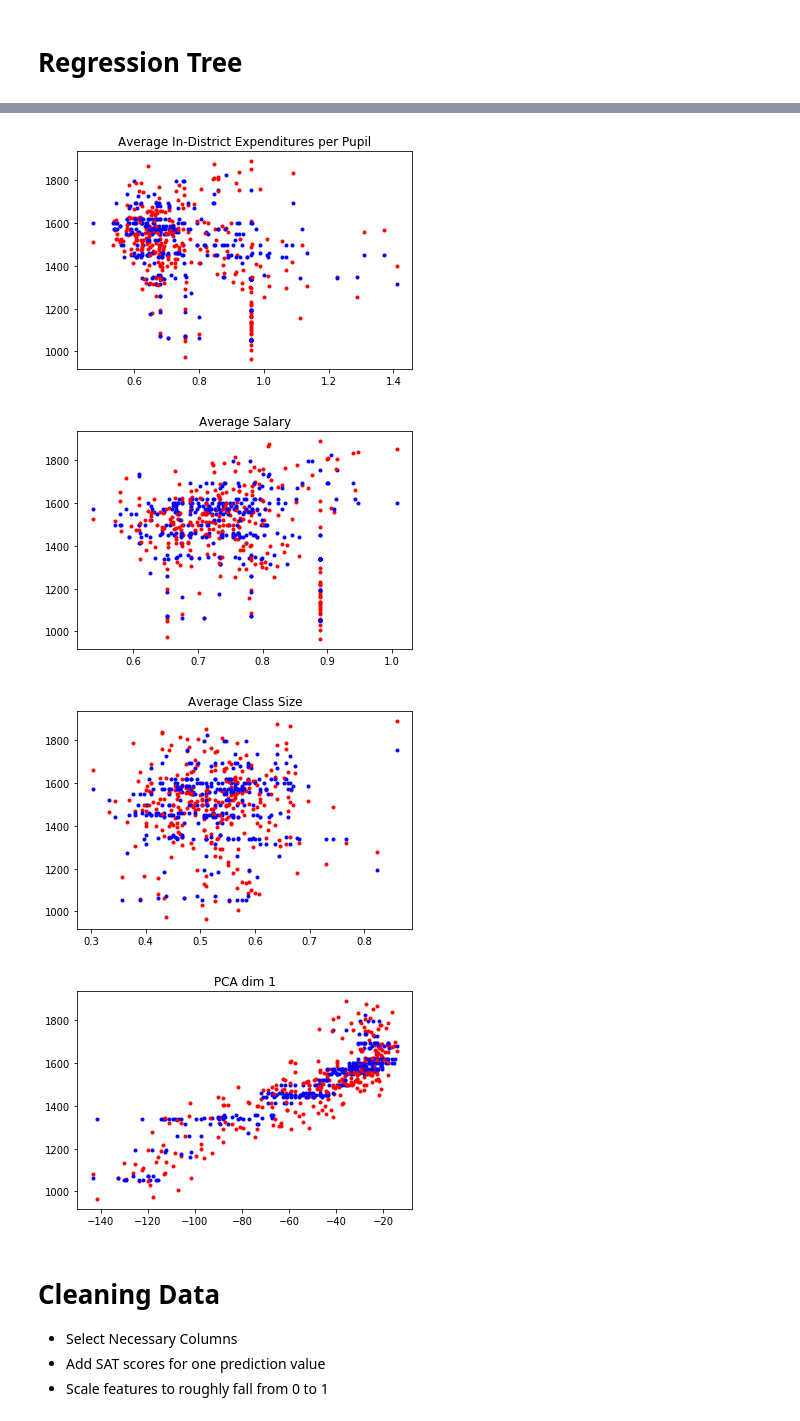
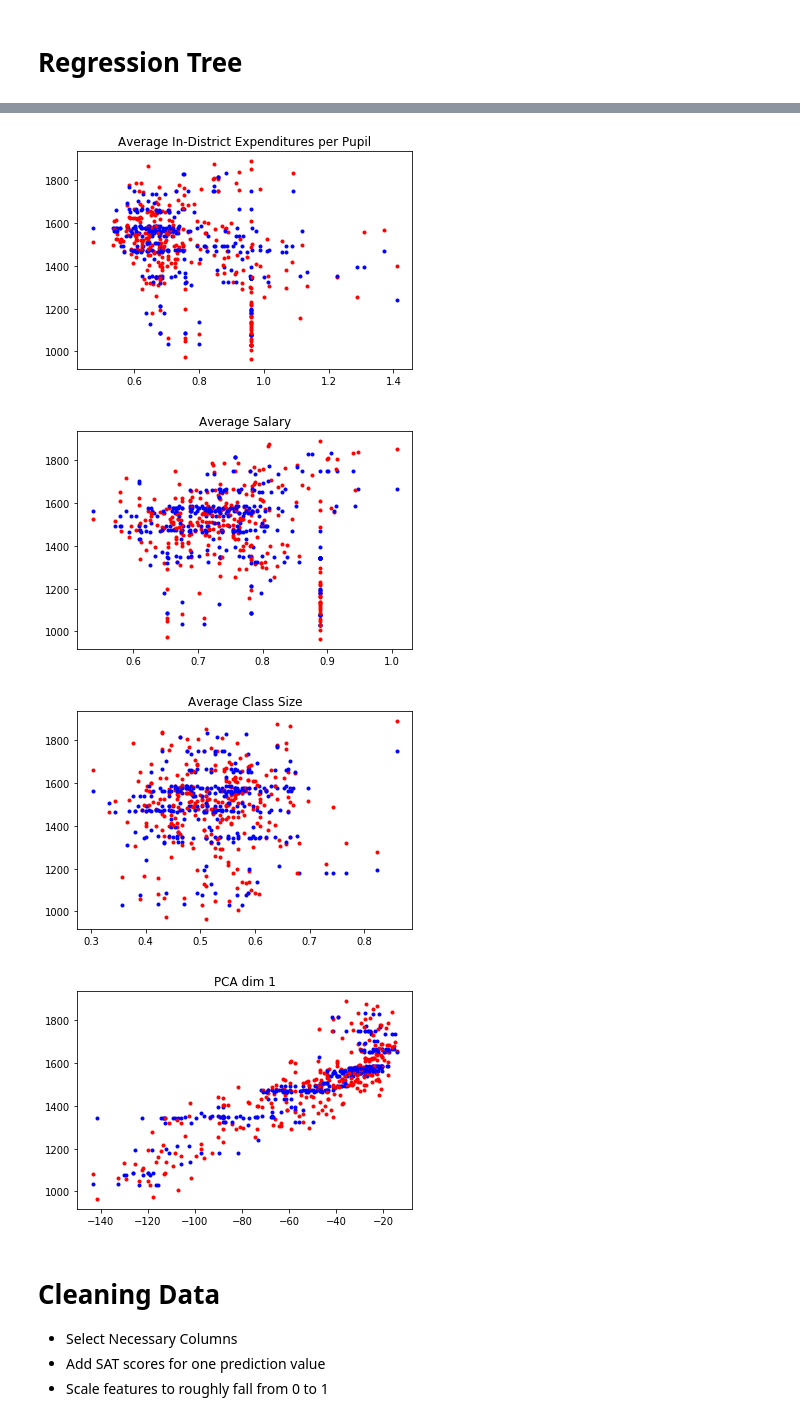
Before and after one commit to pgadani/ECE445-Final, a Jupyter notebook: BostonSchools/Boston Schools SAT Prediction.ipynb, the cells around one changed output, grey strips where cells are left out. Saved outputs shown, nothing was run; the diff lists cells and outputs as text; code cells hidden in the pictures.

```diff
--- a/BostonSchools/Boston Schools SAT Prediction.ipynb
+++ b/BostonSchools/Boston Schools SAT Prediction.ipynb
@@ -130,8 +130,8 @@ plot_results(X, y, y_pred, labels)
 # Regression Tree
 # %%
 
-depths = [3,4,5,6,None]
-samples = [0.1, 0.2, 0.3, 1]
+depths = [4,5,6,None]
+samples = [0.01, 0.05, 0.1, 0.25, 1]
 param_permuations = list(itertools.product(depths, samples))
 #parameter variations for cross validation
 errors = []
@@ -172,7 +172,7 @@ Best parameters found for Regression Tree is 3 max_depth and 0.1 min_samples_lea
-[figure, old version]
+[figure, new version]
-[figure, old version]
+[figure, new version]
-[figure, old version]
+[figure, new version]
-[figure, old version]
+[figure, new version]
 # %% [markdown]
 # Cleaning Data
 -  Select Necessary Columns
```
Also changed, not shown: parts of 1 cell of this notebook, 2 other files.
